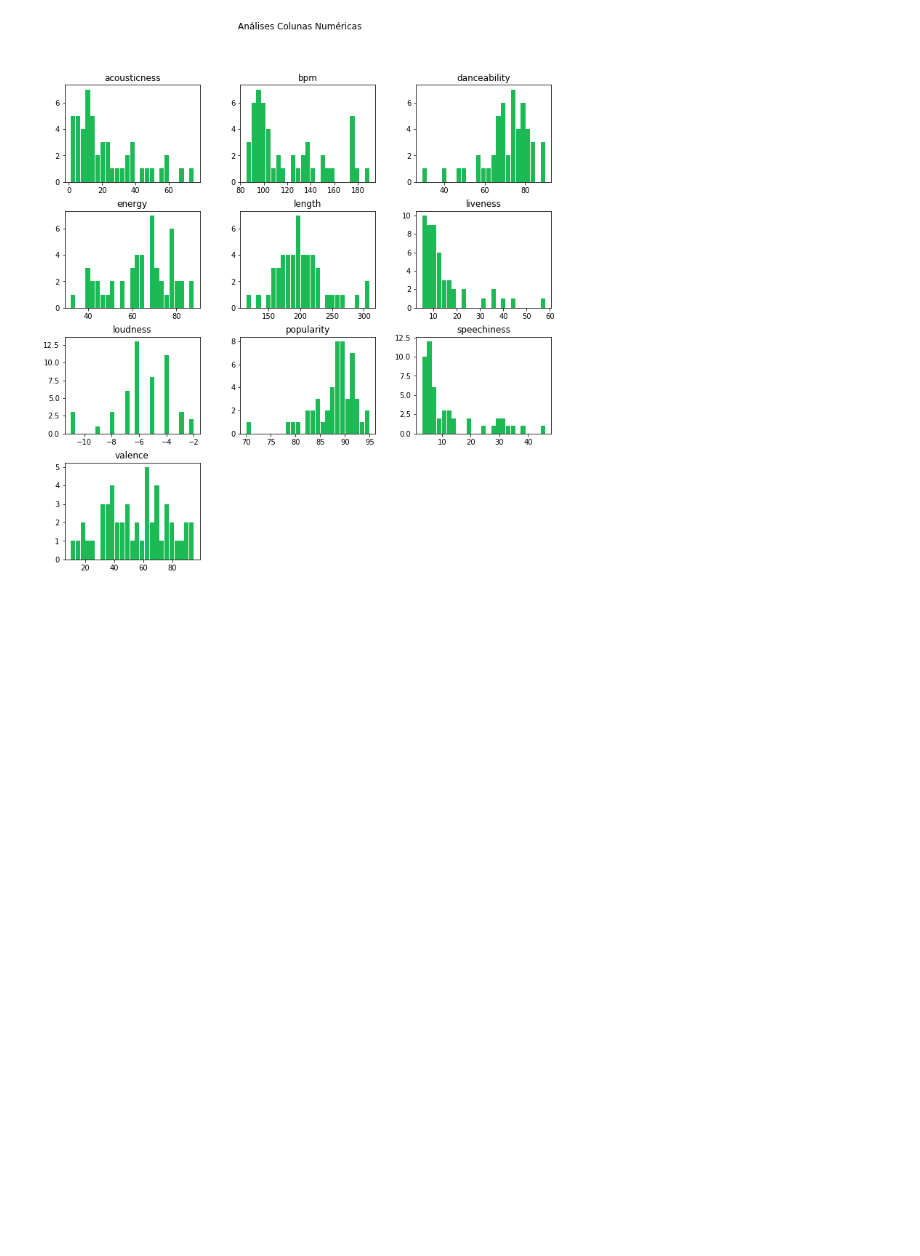
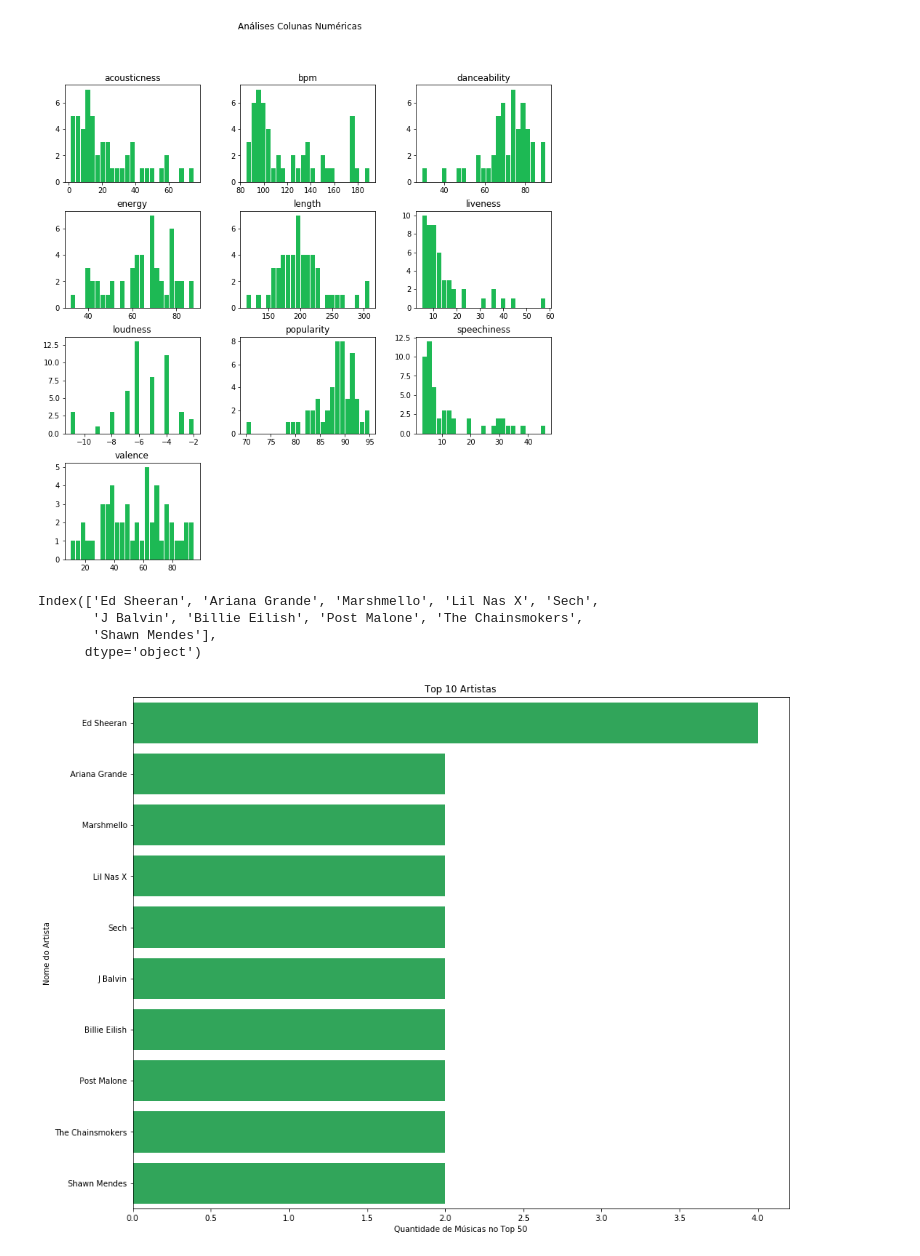
Before and after one commit to raquelcreis/spotifyTop50-2019, a Jupyter notebook: notebook.ipynb, the cells around one changed output. Saved outputs shown, nothing was run; the diff lists cells and outputs as text; code cells hidden in the pictures; blank space fills up the shorter version.

Commit message:
top artists

```diff
--- a/notebook.ipynb
+++ b/notebook.ipynb
@@ -66,3 +66,21 @@ plt.suptitle("Análises Colunas Numéricas")
 # %% [output]
 Text(0.5, 0.98, 'Análises Colunas Numéricas')
 [figure]
+# %%
+df['artist_name'].value_counts().index[:10]
+# %% [output]
+Index(['Ed Sheeran', 'Ariana Grande', 'Marshmello', 'Lil Nas X', 'Sech',
+       'J Balvin', 'Billie Eilish', 'Post Malone', 'The Chainsmokers',
+       'Shawn Mendes'],
+      dtype='object')
+# %%
+plt.figure(figsize=(15,12))
+ax = sns.countplot(y="artist_name",data=df,color='#1DB954',
+                   order = df['artist_name'].value_counts().index[:10])
+ax.grid(False)
+plt.title("Top 10 Artistas")
+plt.xlabel('Quantidade de Músicas no Top 50')
+plt.ylabel('Nome do Artista')
+plt.show()
+# %% [output]
+[figure, added]
```
